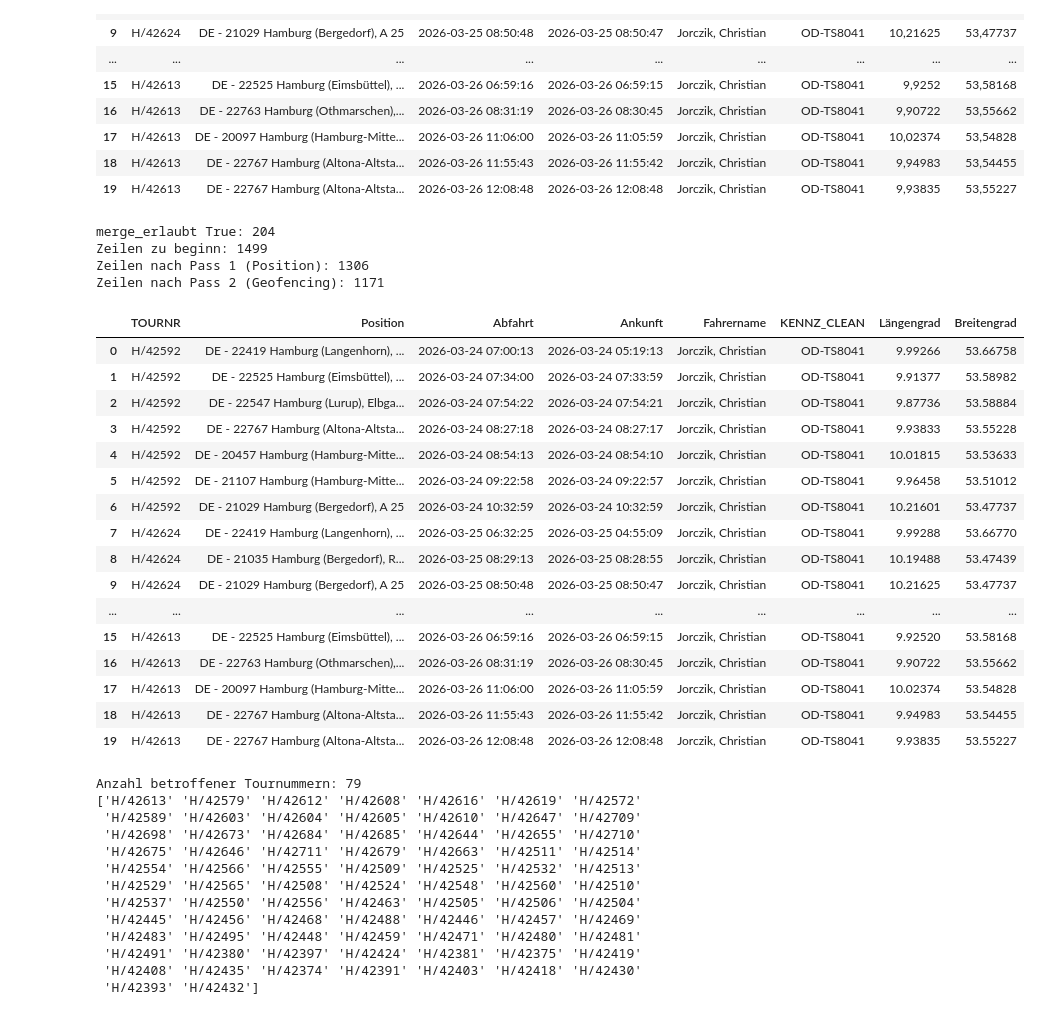
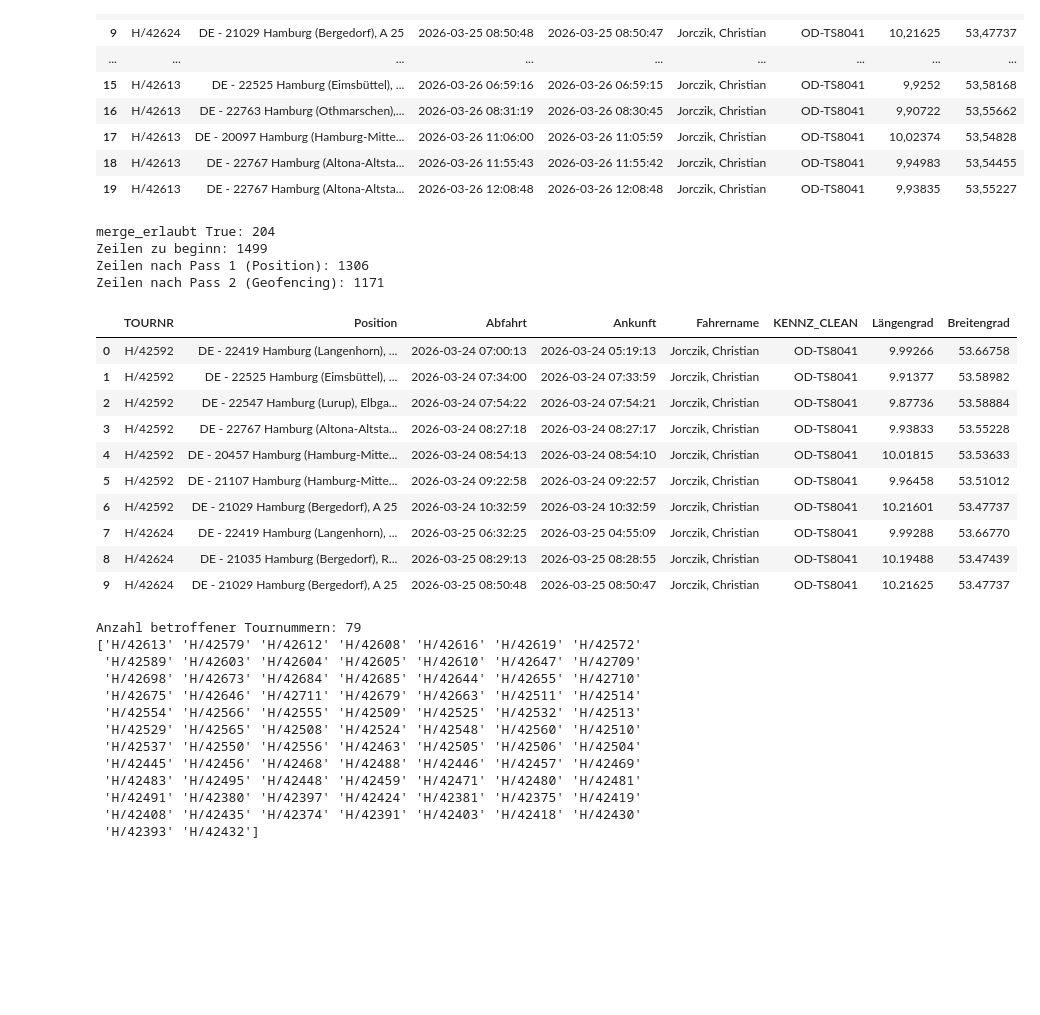
Before and after one commit to junguy01/transport_optimization, a Jupyter notebook: analyse_fahrerverhalten.ipynb, the cells around one changed output. Saved outputs shown, nothing was run; the diff lists cells and outputs as text; code cells hidden in the pictures; blank space fills up the shorter version.

```diff
--- a/analyse_fahrerverhalten.ipynb
+++ b/analyse_fahrerverhalten.ipynb
@@ -315,38 +315,32 @@ df_merged2 = (
         _order=('_order', 'first'),
     )
 )
 
 df_merged2 = (
     df_merged2
     .sort_values('_order')
     .drop(columns=['_new_block', '_order', '_dist'], errors='ignore')
     .reset_index(drop=True)
 )
 
 print(f"Zeilen zu beginn: {len(df)}")
 print(f"Zeilen nach Pass 1 (Position): {len(df_merged)}")
 print(f"Zeilen nach Pass 2 (Geofencing): {len(df_merged2)}")
-df_merged2.head(20)
+df_merged2.head(10)
 # %% [output]
 merge_erlaubt True: 204
 Zeilen zu beginn: 1499
 Zeilen nach Pass 1 (Position): 1306
 Zeilen nach Pass 2 (Geofencing): 1171
 |  | TOURNR | Position | Abfahrt | Ankunft | Fahrername | KENNZ_CLEAN | Längengrad | Breitengrad |
 | 0 | H/42592 | DE - 22419 Hamburg (Langenhorn), ... | 2026-03-24 07:00:13 | 2026-03-24 05:19:13 | Jorczik, Christian | OD-TS8041 | 9.99266 | 53.66758 |
 | 1 | H/42592 | DE - 22525 Hamburg (Eimsbüttel), ... | 2026-03-24 07:34:00 | 2026-03-24 07:33:59 | Jorczik, Christian | OD-TS8041 | 9.91377 | 53.58982 |
 | 2 | H/42592 | DE - 22547 Hamburg (Lurup), Elbga... | 2026-03-24 07:54:22 | 2026-03-24 07:54:21 | Jorczik, Christian | OD-TS8041 | 9.87736 | 53.58884 |
 | 3 | H/42592 | DE - 22767 Hamburg (Altona-Altsta... | 2026-03-24 08:27:18 | 2026-03-24 08:27:17 | Jorczik, Christian | OD-TS8041 | 9.93833 | 53.55228 |
 | 4 | H/42592 | DE - 20457 Hamburg (Hamburg-Mitte... | 2026-03-24 08:54:13 | 2026-03-24 08:54:10 | Jorczik, Christian | OD-TS8041 | 10.01815 | 53.53633 |
 | 5 | H/42592 | DE - 21107 Hamburg (Hamburg-Mitte... | 2026-03-24 09:22:58 | 2026-03-24 09:22:57 | Jorczik, Christian | OD-TS8041 | 9.96458 | 53.51012 |
 | 6 | H/42592 | DE - 21029 Hamburg (Bergedorf), A 25 | 2026-03-24 10:32:59 | 2026-03-24 10:32:59 | Jorczik, Christian | OD-TS8041 | 10.21601 | 53.47737 |
 | 7 | H/42624 | DE - 22419 Hamburg (Langenhorn), ... | 2026-03-25 06:32:25 | 2026-03-25 04:55:09 | Jorczik, Christian | OD-TS8041 | 9.99288 | 53.66770 |
 | 8 | H/42624 | DE - 21035 Hamburg (Bergedorf), R... | 2026-03-25 08:29:13 | 2026-03-25 08:28:55 | Jorczik, Christian | OD-TS8041 | 10.19488 | 53.47439 |
 | 9 | H/42624 | DE - 21029 Hamburg (Bergedorf), A 25 | 2026-03-25 08:50:48 | 2026-03-25 08:50:47 | Jorczik, Christian | OD-TS8041 | 10.21625 | 53.47737 |
-| ... | ... | ... | ... | ... | ... | ... | ... | ... |
-| 15 | H/42613 | DE - 22525 Hamburg (Eimsbüttel), ... | 2026-03-26 06:59:16 | 2026-03-26 06:59:15 | Jorczik, Christian | OD-TS8041 | 9.92520 | 53.58168 |
-| 16 | H/42613 | DE - 22763 Hamburg (Othmarschen),... | 2026-03-26 08:31:19 | 2026-03-26 08:30:45 | Jorczik, Christian | OD-TS8041 | 9.90722 | 53.55662 |
-| 17 | H/42613 | DE - 20097 Hamburg (Hamburg-Mitte... | 2026-03-26 11:06:00 | 2026-03-26 11:05:59 | Jorczik, Christian | OD-TS8041 | 10.02374 | 53.54828 |
-| 18 | H/42613 | DE - 22767 Hamburg (Altona-Altsta... | 2026-03-26 11:55:43 | 2026-03-26 11:55:42 | Jorczik, Christian | OD-TS8041 | 9.94983 | 53.54455 |
-| 19 | H/42613 | DE - 22767 Hamburg (Altona-Altsta... | 2026-03-26 12:08:48 | 2026-03-26 12:08:48 | Jorczik, Christian | OD-TS8041 | 9.93835 | 53.55227 |
 # %%
```
Also changed, not shown: parts of 8 cells of this notebook.
